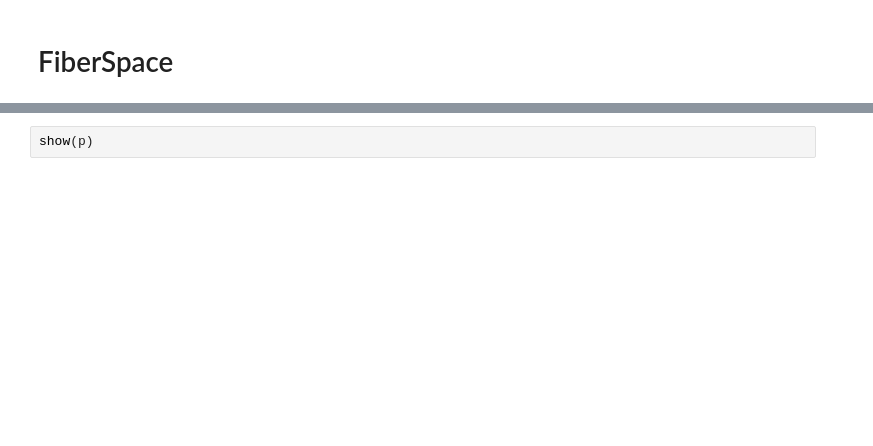
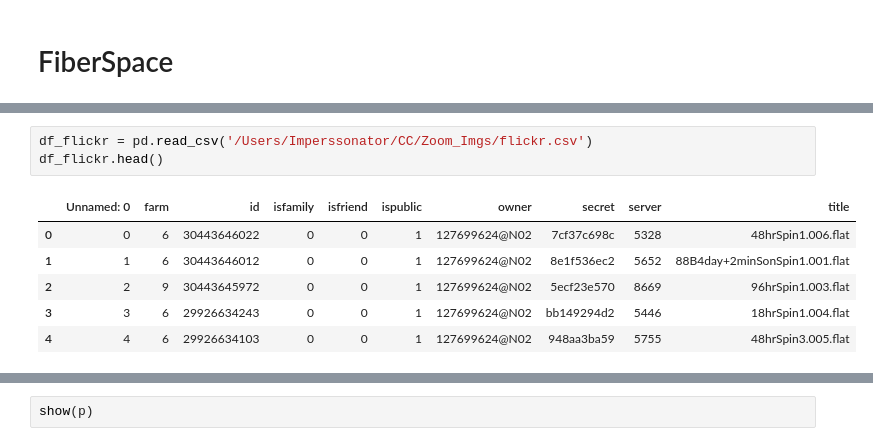
Before and after one commit to Imperssonator/Zoom_Imgs, a Jupyter notebook: Zoom_imgs_fibers.ipynb, the cells around one changed output, grey strips where cells are left out. Drawn from its saved outputs; the diff is of its cells as text; blank space fills up the shorter version.

Commit message:
flickr hosting now

```diff
--- a/Zoom_imgs_fibers.ipynb
+++ b/Zoom_imgs_fibers.ipynb
@@ -17,0 +38,10 @@ output_notebook()
+# %%
+df_flickr = pd.read_csv('/Users/Imperssonator/CC/Zoom_Imgs/flickr.csv')
+df_flickr.head()
+# %% [output]
+|  | Unnamed: 0 | farm | id | isfamily | isfriend | ispublic | owner | secret | server | title |
+| 0 | 0 | 6 | 30443646022 | 0 | 0 | 1 | 127699624@N02 | 7cf37c698c | 5328 | 48hrSpin1.006.flat |
+| 1 | 1 | 6 | 30443646012 | 0 | 0 | 1 | 127699624@N02 | 8e1f536ec2 | 5652 | 88B4day+2minSonSpin1.001.flat |
+| 2 | 2 | 9 | 30443645972 | 0 | 0 | 1 | 127699624@N02 | 5ecf23e570 | 8669 | 96hrSpin1.003.flat |
+| 3 | 3 | 6 | 29926634243 | 0 | 0 | 1 | 127699624@N02 | bb149294d2 | 5446 | 18hrSpin1.004.flat |
+| 4 | 4 | 6 | 29926634103 | 0 | 0 | 1 | 127699624@N02 | 948aa3ba59 | 5755 | 48hrSpin3.005.flat |
```
Also changed, not shown: parts of 9 cells of this notebook, 3 other files.
